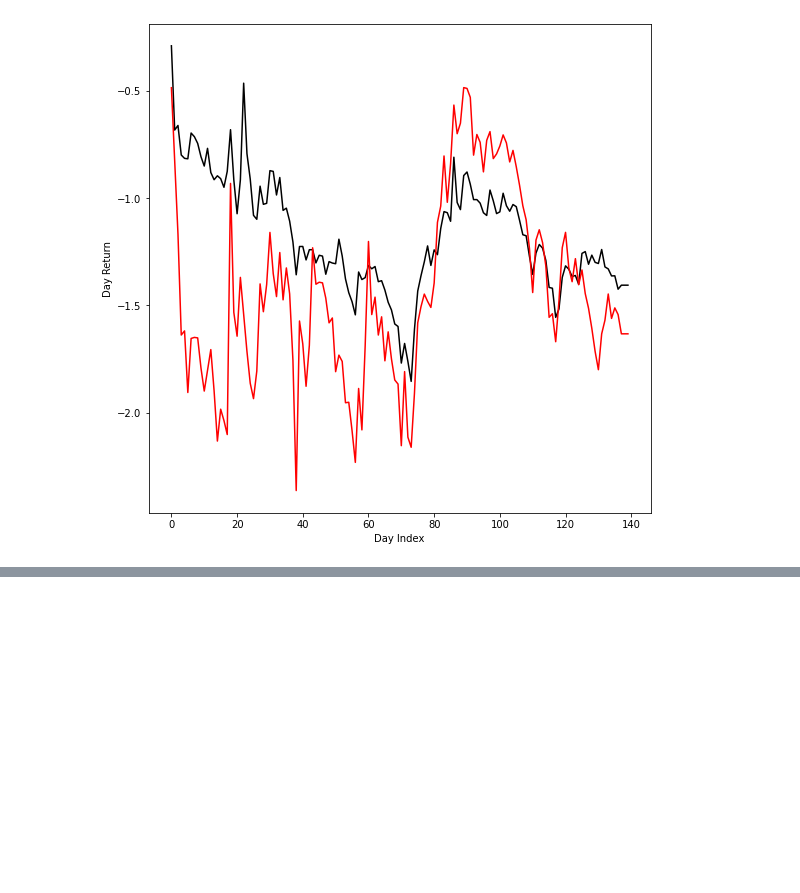
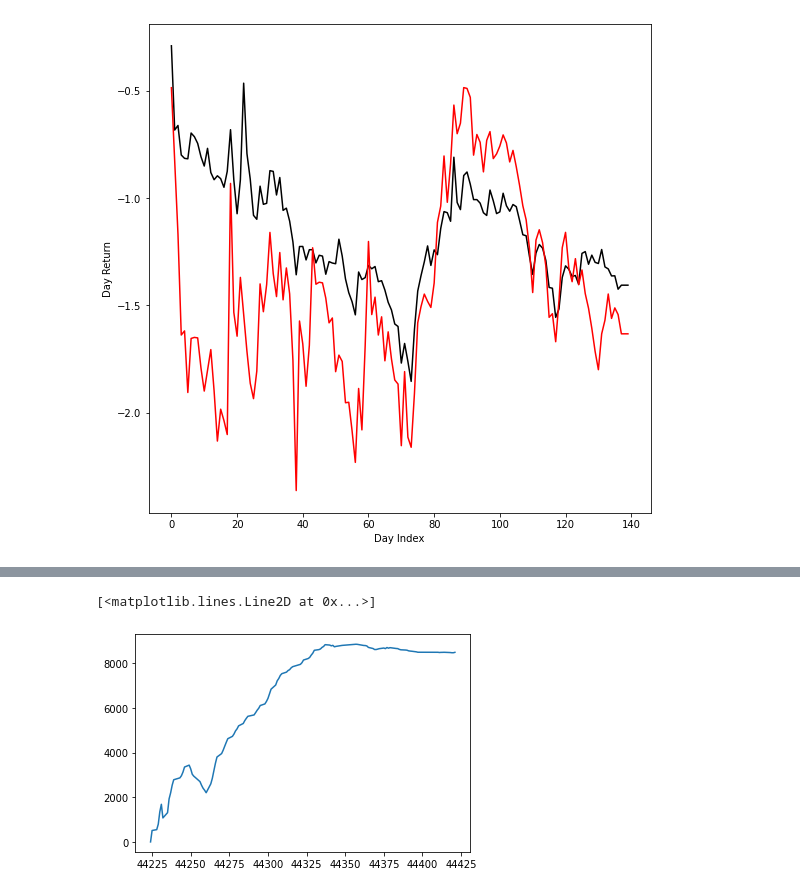
Before and after one commit to anandbhavsar01/wsb-stock-prediction, a Jupyter notebook: portfolio_construction_clary.ipynb, the cells around one changed output, grey strips where cells are left out. Cells and saved outputs as stored; diff of their text form; code cells hidden in the pictures; blank space fills up the shorter version.

```diff
--- a/portfolio_construction_clary.ipynb
+++ b/portfolio_construction_clary.ipynb
@@ -172,0 +265,5 @@ Text(0, 0.5, 'Day Return')
+# %%
+plt.plot(list(eq_dict.keys()), list(eq_dict.values()))
+# %% [output]
+[<matplotlib.lines.Line2D at 0x...>]
+[figure, added]
```
Also changed, not shown: parts of 1 cell of this notebook.
